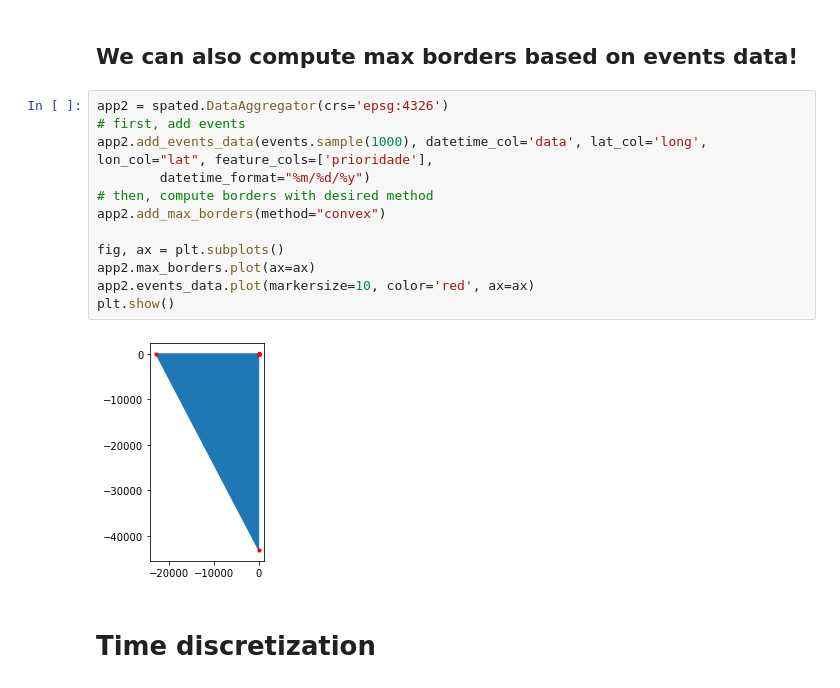
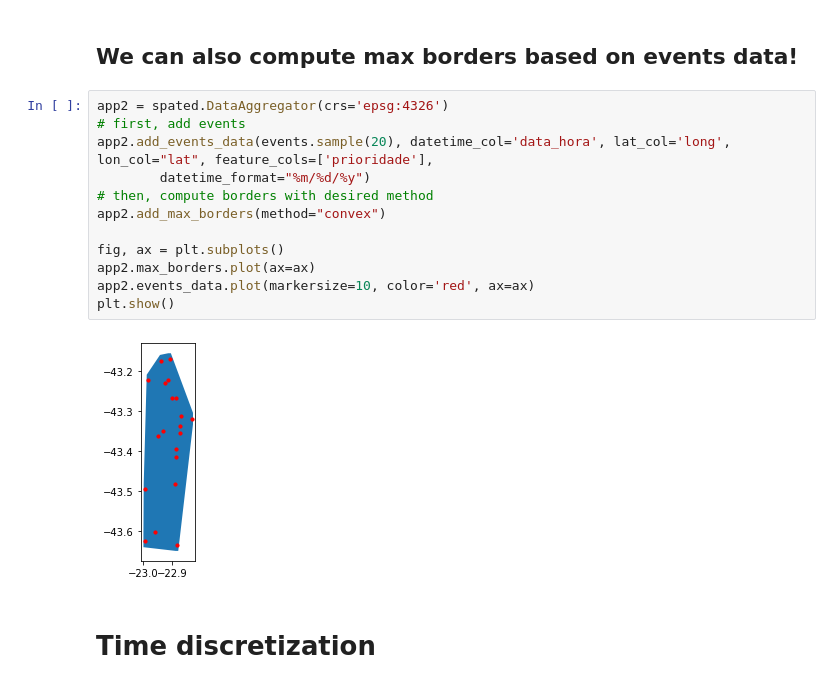
Before and after one commit to vguigues/LASPATED, a Jupyter notebook: Discretization/usage_example.ipynb, the cells around one changed output. Drawn from its saved outputs; the diff is of its cells as text.

```diff
--- a/Discretization/usage_example.ipynb
+++ b/Discretization/usage_example.ipynb
@@ -59,17 +59,17 @@ plt.show()
 # %%
 app2 = spated.DataAggregator(crs='epsg:4326')
 # first, add events
-app2.add_events_data(events.sample(1000), datetime_col='data', lat_col='long', lon_col="lat", feature_cols=['prioridade'],
+app2.add_events_data(events.sample(20), datetime_col='data_hora', lat_col='long', lon_col="lat", feature_cols=['prioridade'],
         datetime_format="%m/%d/%y")
 # then, compute borders with desired method
 app2.add_max_borders(method="convex")
 
 fig, ax = plt.subplots()
 app2.max_borders.plot(ax=ax)
 app2.events_data.plot(markersize=10, color='red', ax=ax)
 plt.show()
 # %% [output]
-[figure, old version]
+[figure, new version]
 # %% [markdown]
 # Time discretization
 # %% [markdown]
```
Also changed, not shown: parts of 2 cells of this notebook, 25 other files.
